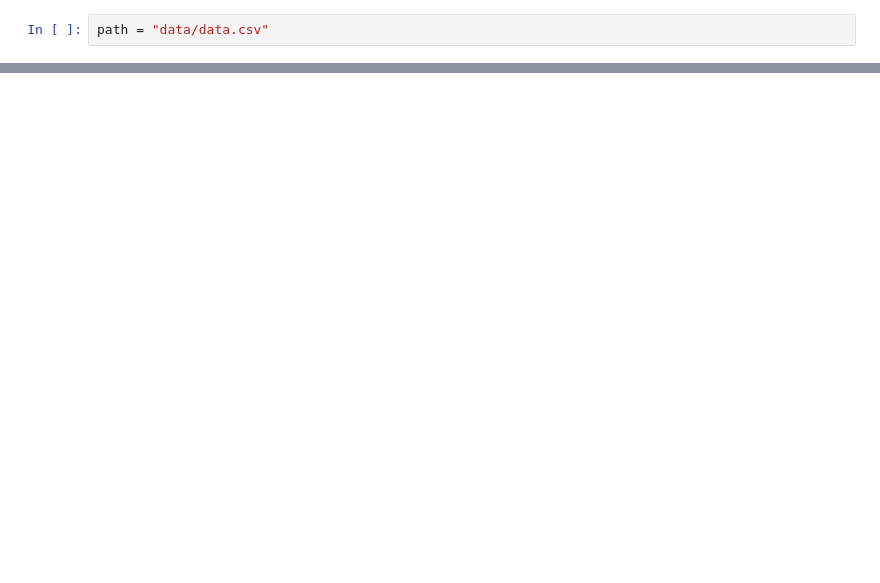
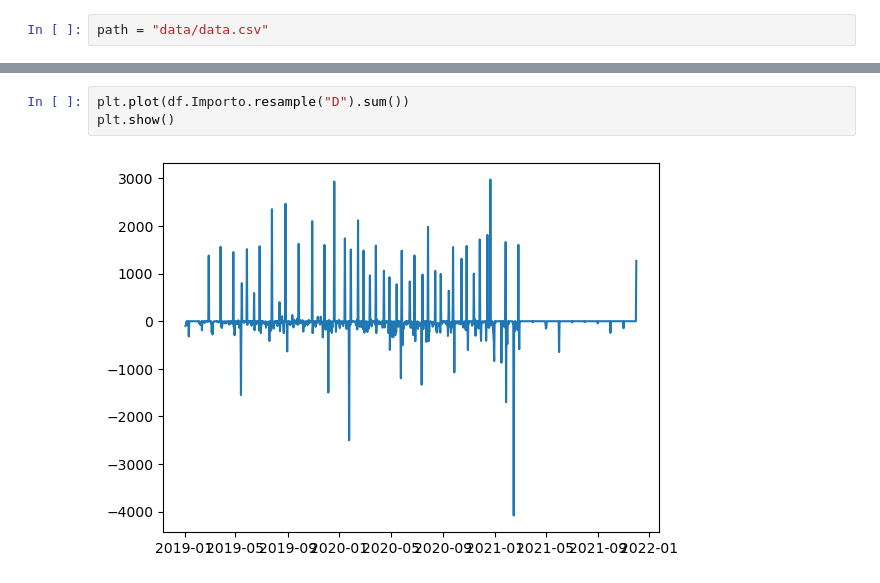
Before and after one commit to matteo-martignon/myFynance, a Jupyter notebook: Untitled.ipynb, the cells around one changed output, grey strips where cells are left out. Cells and saved outputs as stored; diff of their text form; blank space fills up the shorter version.

```diff
--- a/Untitled.ipynb
+++ b/Untitled.ipynb
@@ -43,0 +53,5 @@ memory usage: 156.1+ KB
+# %%
+plt.plot(df.Importo.resample("D").sum())
+plt.show()
+# %% [output]
+[figure, added]
```
Also changed, not shown: parts of 11 cells of this notebook, 1 other file.
